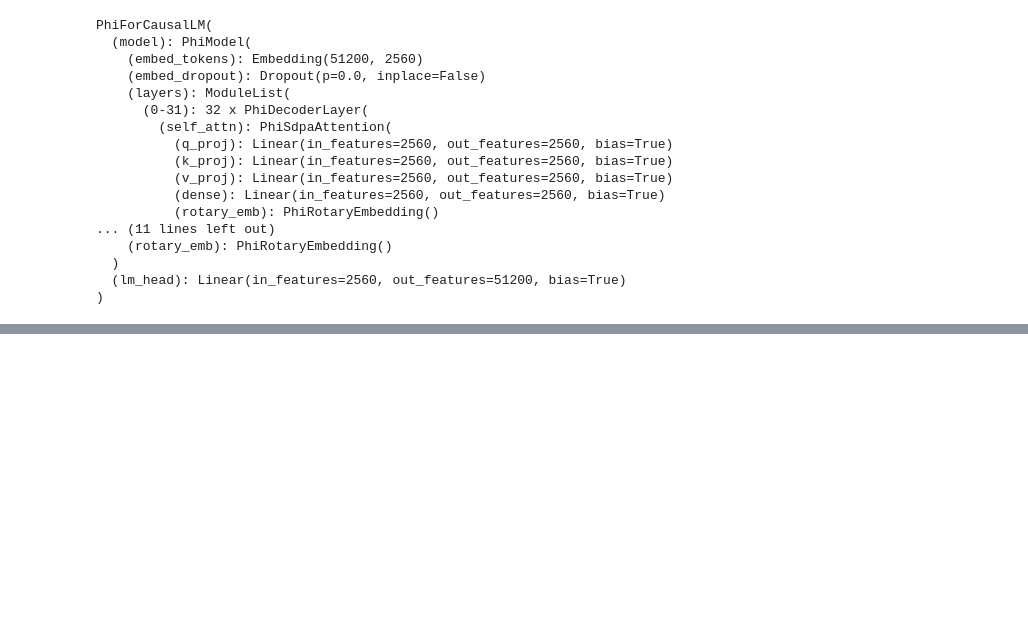
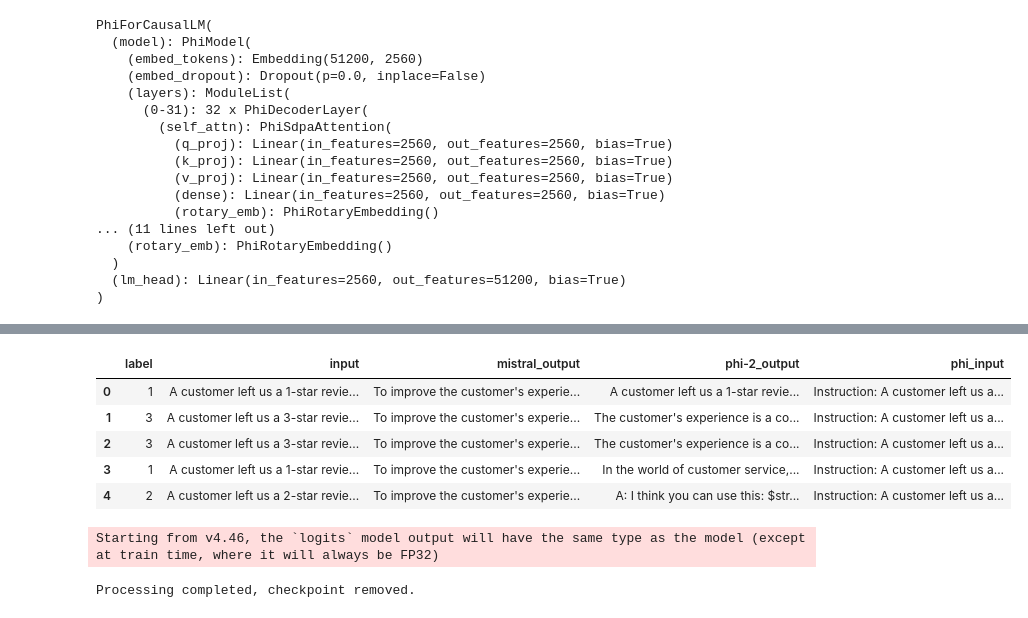
Before and after one commit to kangelamw/LLM-Project-DS, a Jupyter notebook: notebooks/4-optimization.ipynb, the cells around one changed output, grey strips where cells are left out. Drawn from its saved outputs; the diff is of its cells as text; code cells hidden in the pictures; blank space fills up the shorter version.

```diff
--- a/notebooks/4-optimization.ipynb
+++ b/notebooks/4-optimization.ipynb
@@ -581,0 +597,5 @@ print(tokenizer.decode(tokenizer.encode(prompt)))
+# %%
+# Load benchmark, model *may* have seen parts of this benchmark during training. It's a sample of the training data. It's ok for now.
+train10k_benchmark = pd.read_csv('../data/ready_for_phi-2/eval/train10k_sample.csv')
+
+train10k_benchmark.shape, train10k_benchmark.columns
@@ -581,0 +716,12 @@ print(tokenizer.decode(tokenizer.encode(prompt)))
+# %%
+# The instructions are differently stuctured during training:
+train10k_benchmark['phi_input'] = train10k_benchmark.apply(lambda row: row['input'] + '\nResponse: ', axis=1)
+
+train10k_benchmark.head()
+# %% [output]
+|  | label | input | mistral_output | phi-2_output | phi_input |
+| 0 | 1 | A customer left us a 1-star revie... | To improve the customer's experie... | A customer left us a 1-star revie... | Instruction: A customer left us a... |
+| 1 | 3 | A customer left us a 3-star revie... | To improve the customer's experie... | The customer's experience is a co... | Instruction: A customer left us a... |
+| 2 | 3 | A customer left us a 3-star revie... | To improve the customer's experie... | The customer's experience is a co... | Instruction: A customer left us a... |
+| 3 | 1 | A customer left us a 1-star revie... | To improve the customer's experie... | In the world of customer service,... | Instruction: A customer left us a... |
+| 4 | 2 | A customer left us a 2-star revie... | To improve the customer's experie... | A: I think you can use this: $str... | Instruction: A customer left us a... |
@@ -581,0 +730,5 @@ print(tokenizer.decode(tokenizer.encode(prompt)))
+# %%
+train10k_benchmark['phi-2_output_fine-tuned'] = generate_response(train10k_benchmark['phi_input'], batch_size=5)
+# %% [output]
+Starting from v4.46, the `logits` model output will have the same type as the model (except at train time, where it will always be FP32)
+Processing completed, checkpoint removed.
```
Also changed, not shown: parts of 34 cells of this notebook, 16 other files.
